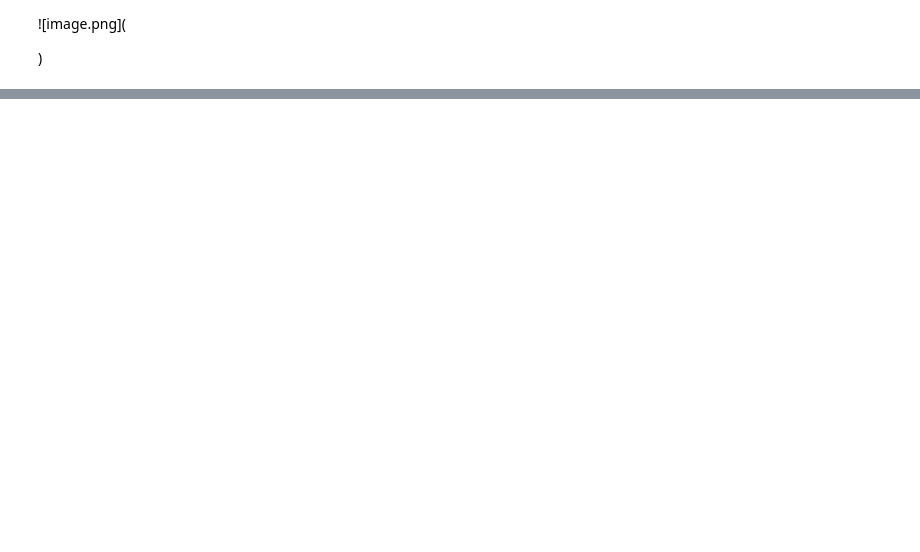
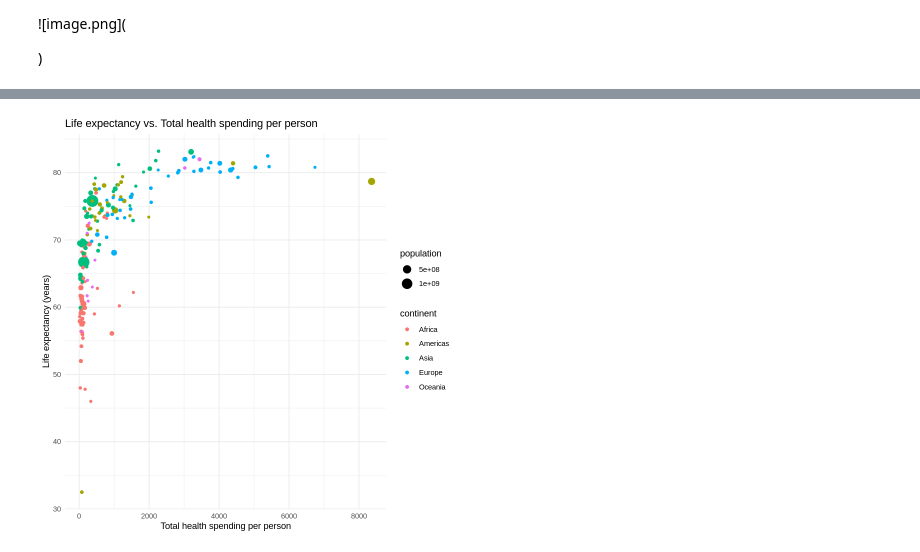
Before and after one commit to ouibaa/PUBH5218, a Jupyter notebook: Week_0_gapminder_exercise.ipynb, the cells around one changed output, grey strips where cells are left out. Saved outputs shown, nothing was run; the diff lists cells and outputs as text; code cells hidden in the pictures; blank space fills up the shorter version.

```diff
--- a/Week_0_gapminder_exercise.ipynb
+++ b/Week_0_gapminder_exercise.ipynb
@@ -46,0 +50,6 @@ colour of circle is `continent`
+# %%
+ggplot(data=data, aes(x=health_spend_per_person, y=life_expectancy)) +
+  geom_point(aes(size = population, colour=continent)) +
+  theme_minimal() +
+  labs(title = "Life expectancy vs. Total health spending per person", x = "Total health spending per person", y = "Life expectancy (years)")
+# %% [output]
@@ -46,0 +58 @@ colour of circle is `continent`
+[figure, added]
```
Also changed, not shown: parts of 2 cells of this notebook.
